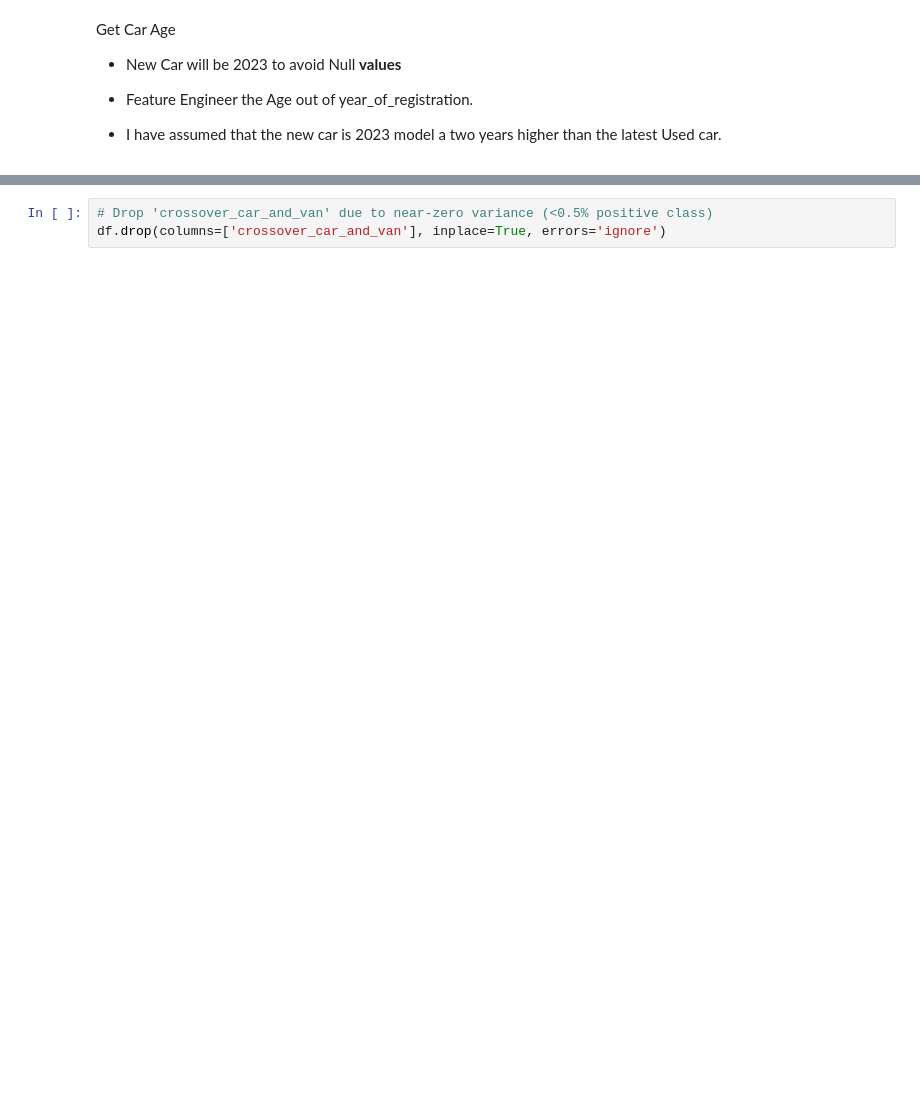
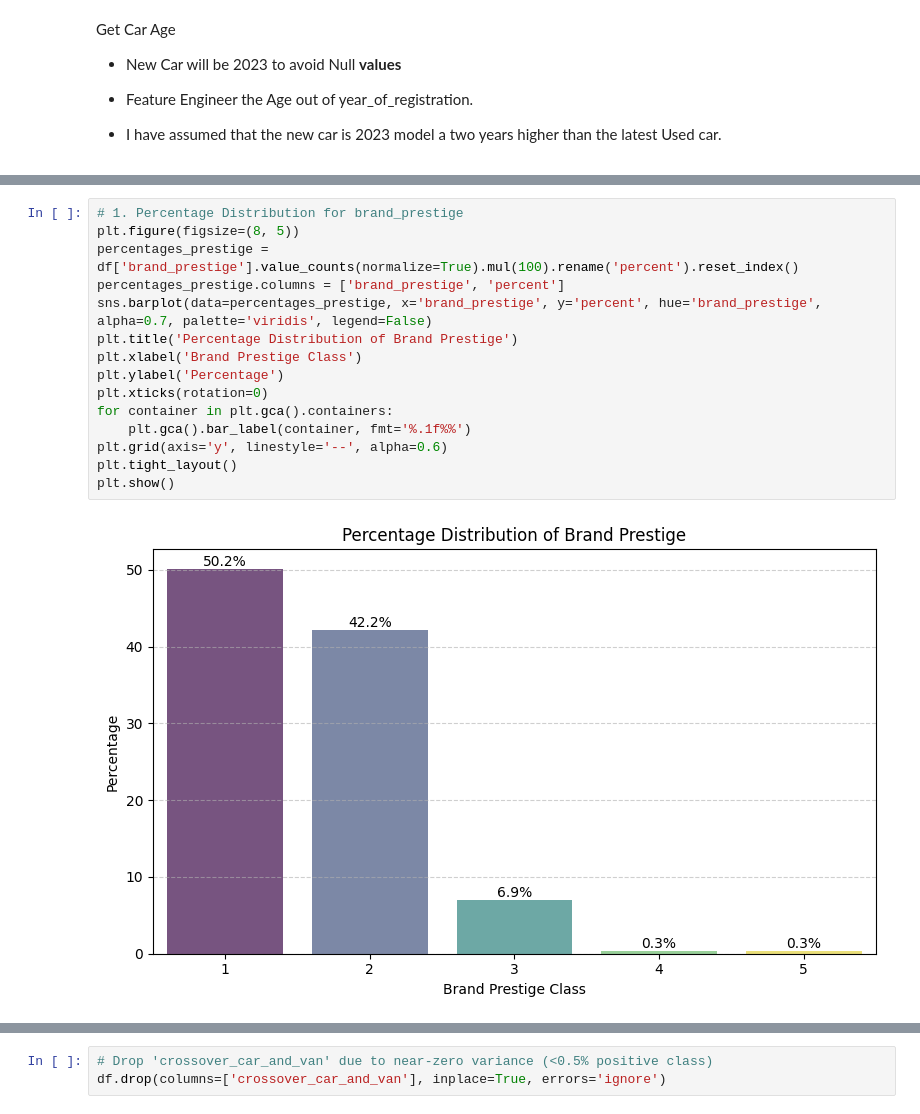
Before and after one commit to ian-shade/Autotrader-Cars-Price-Predictions-ML, a Jupyter notebook: ml_project.ipynb, the cells around one changed output, grey strips where cells are left out. Drawn from its saved outputs; the diff is of its cells as text; blank space fills up the shorter version.

```diff
--- a/ml_project.ipynb
+++ b/ml_project.ipynb
@@ -92,0 +257,17 @@ df = df.drop('year_of_registration', axis=1)
+# %%
+# 1. Percentage Distribution for brand_prestige
+plt.figure(figsize=(8, 5))
+percentages_prestige = df['brand_prestige'].value_counts(normalize=True).mul(100).rename('percent').reset_index()
+percentages_prestige.columns = ['brand_prestige', 'percent']
+sns.barplot(data=percentages_prestige, x='brand_prestige', y='percent', hue='brand_prestige', alpha=0.7, palette='viridis', legend=False)
+plt.title('Percentage Distribution of Brand Prestige')
+plt.xlabel('Brand Prestige Class')
+plt.ylabel('Percentage')
+plt.xticks(rotation=0)
+for container in plt.gca().containers:
+    plt.gca().bar_label(container, fmt='%.1f%%')
+plt.grid(axis='y', linestyle='--', alpha=0.6)
+plt.tight_layout()
+plt.show()
+# %% [output]
+[figure, added]
```
Also changed, not shown: parts of 46 cells of this notebook.
